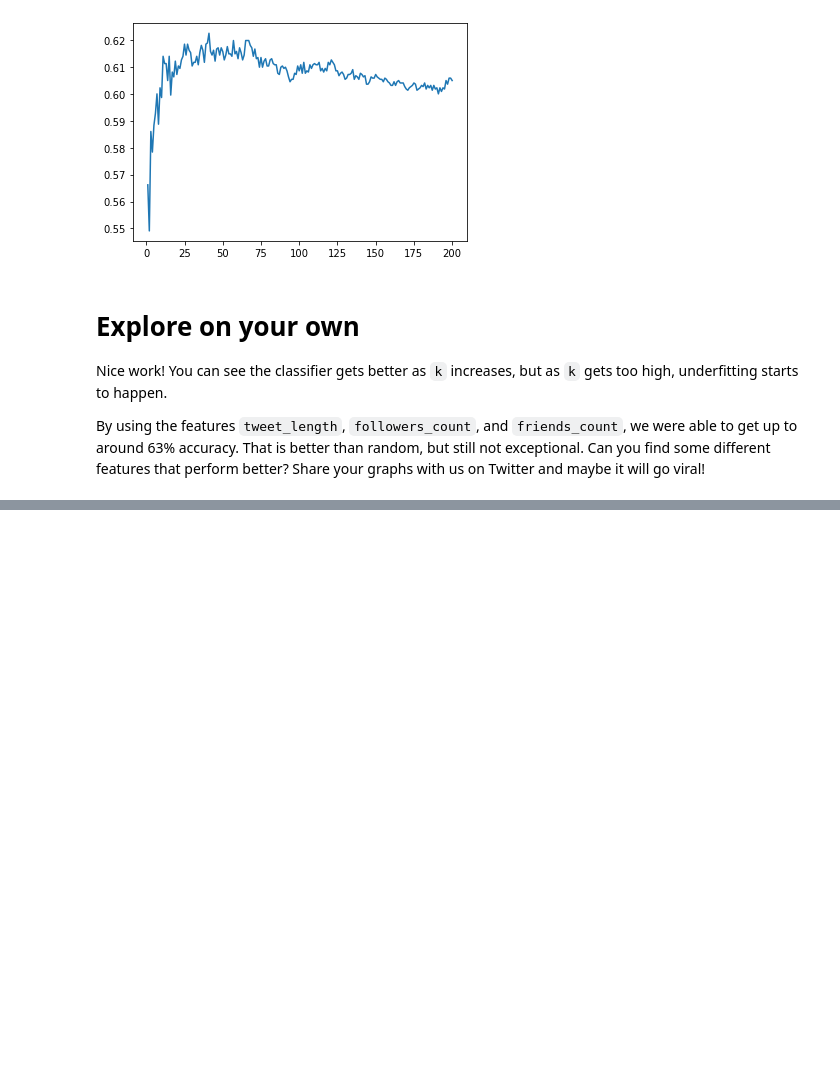
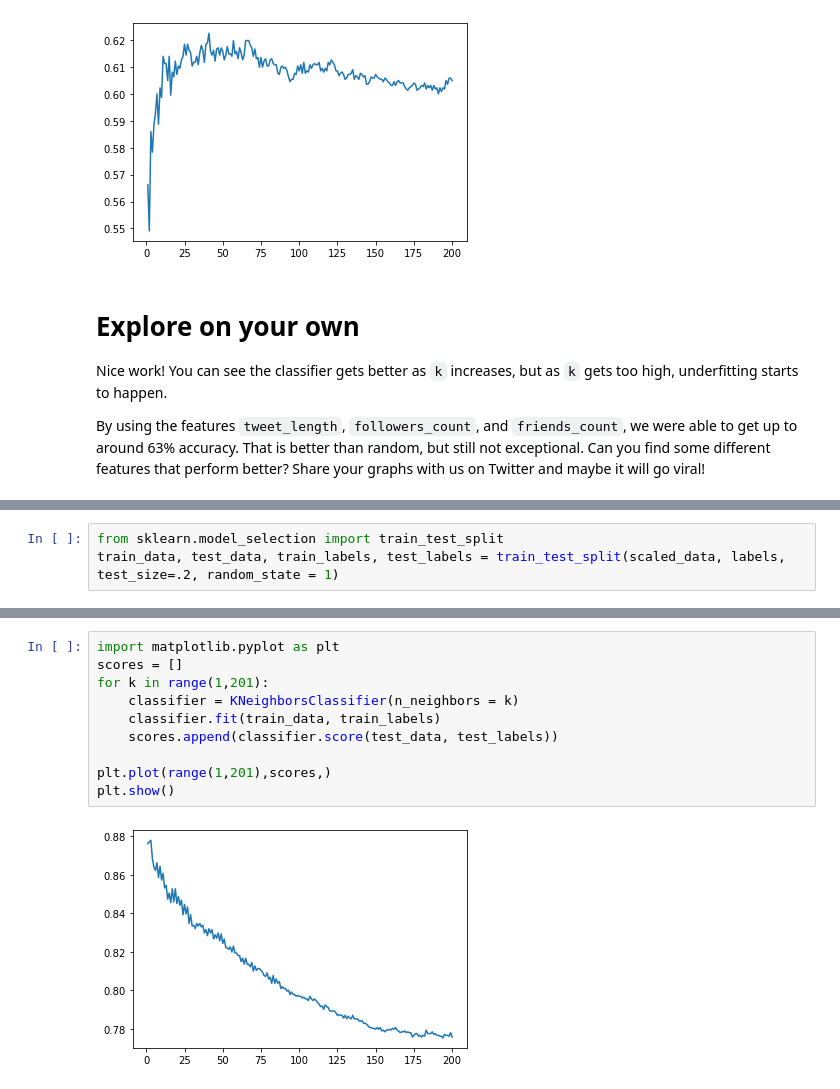
Before and after one commit to NateDiR/Twitter_Classification_Project, a Jupyter notebook: viral_tweets.ipynb, the cells around one changed output, grey strips where cells are left out. Saved outputs shown, nothing was run; the diff lists cells and outputs as text; blank space fills up the shorter version.

```diff
--- a/viral_tweets.ipynb
+++ b/viral_tweets.ipynb
@@ -187,0 +226,3 @@ By using the features `tweet_length`, `followers_count`, and `friends_count`, we
+# %%
+from sklearn.model_selection import train_test_split
+train_data, test_data, train_labels, test_labels = train_test_split(scaled_data, labels, test_size=.2, random_state = 1)
@@ -187,0 +236,12 @@ By using the features `tweet_length`, `followers_count`, and `friends_count`, we
+# %%
+import matplotlib.pyplot as plt
+scores = []
+for k in range(1,201):
+    classifier = KNeighborsClassifier(n_neighbors = k)
+    classifier.fit(train_data, train_labels)
+    scores.append(classifier.score(test_data, test_labels))
+
+plt.plot(range(1,201),scores,)
+plt.show()
+# %% [output]
+[figure, added]
```
Also changed, not shown: parts of 6 cells of this notebook.
